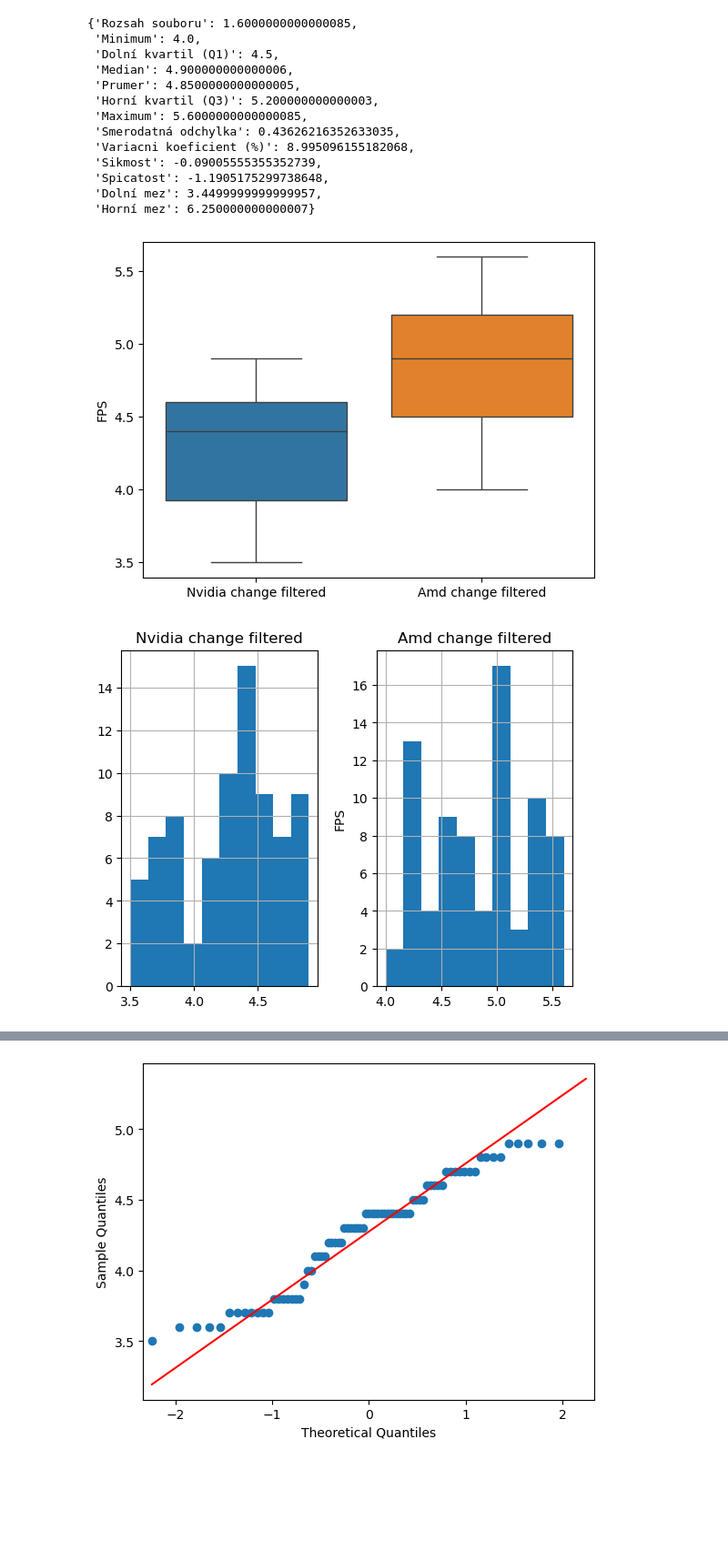
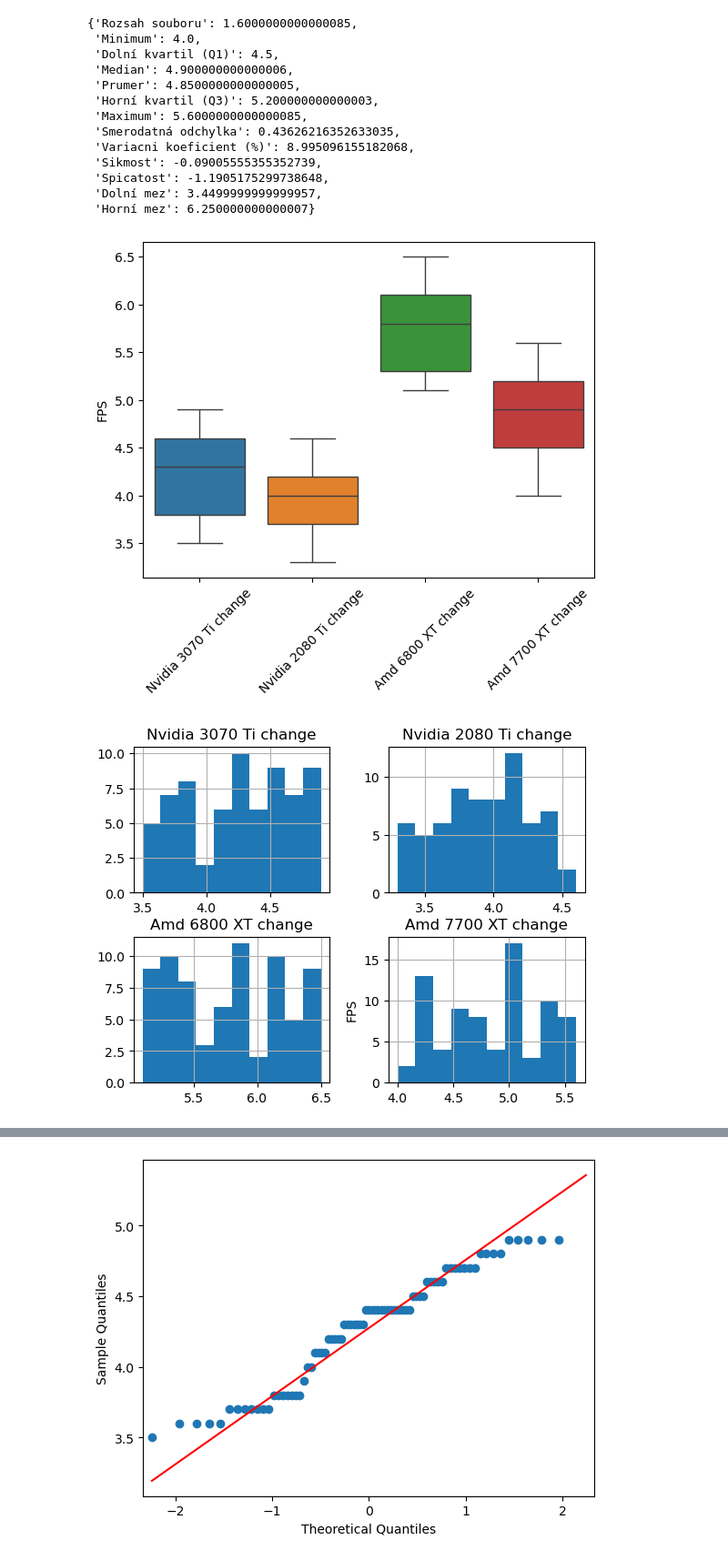
Before and after one commit to BoushiSeikatsu/PS, a Jupyter notebook: first_homework.ipynb, the cells around one changed output, grey strips where cells are left out. Shown at 91% size. Saved outputs shown, nothing was run; the diff lists cells and outputs as text; code cells hidden in the pictures; blank space fills up the shorter version.

```diff
--- a/first_homework.ipynb
+++ b/first_homework.ipynb
@@ -204,15 +204,23 @@ def cutoff(df : pd.DataFrame, column):
 def convertToChange(df : pd.DataFrame):
     nvidiaChange = []
     amdChange = []
+    nvidia2080Change = []
+    amd6800Change = []
     columnsOld = ["Nvidia RTX 3070 Ti average FPS release (FPS)", "Nvidia RTX 3070 Ti average FPS patched (FPS)", "AMD Radeon RX 7700 XT average FPS release (FPS)", "AMD Radeon RX 7700 XT average FPS patched (FPS)"]
     columnsNew = ["Nvidia RTX 3070 Ti FPS Change", "AMD Radeon RX 7700 XT FPS Change"]
     for row in df.iterrows():
         if row[1]["Nvidia RTX 3070 Ti average FPS release (FPS)"] is not None: # Value isnt NaN
             nvidiaChange.append(row[1]["Nvidia RTX 3070 Ti average FPS patched (FPS)"] - row[1]["Nvidia RTX 3070 Ti average FPS release (FPS)"])
+        if row[1]["Nvidia RTX 2080 Ti average FPS release (FPS)"] is not None:
+            nvidia2080Change.append(row[1]["Nvidia RTX 2080 Ti average FPS patched (FPS)"] - row[1]["Nvidia RTX 2080 Ti average FPS release (FPS)"])
+        if row[1]["AMD Radeon RX 6800 XT average FPS patched (FPS)"] is not None:
+            amd6800Change.append(row[1]["AMD Radeon RX 6800 XT average FPS patched (FPS)"] - row[1]["AMD Radeon RX 6800 XT average FPS release (FPS)"])
         amdChange.append(row[1]["AMD Radeon RX 7700 XT average FPS patched (FPS)"] - row[1]["AMD Radeon RX 7700 XT average FPS release (FPS)"])
     tmp = {
-        "Nvidia change": nvidiaChange,
-        "Amd change": amdChange
+        "Nvidia 2080 Ti change": nvidia2080Change,
+        "Nvidia 3070 Ti change": nvidiaChange,
+        "Amd 6800 XT change": amd6800Change,
+        "Amd 7700 XT change": amdChange
     }
     return tmp
 # %%
@@ -277,9 +286,13 @@ plt.show()
 # %%
-nvidiaFiltered = cutoff(dfChange, "Nvidia change")
-amdFiltered = cutoff(dfChange, "Amd change")
+nvidiaFiltered = cutoff(dfChange, "Nvidia 3070 Ti change")
+amdFiltered = cutoff(dfChange, "Amd 7700 XT change")
+amd6080Filtered = cutoff(dfChange, "Amd 6800 XT change")
+nvidia2080Filtered = cutoff(dfChange, "Nvidia 2080 Ti change")
 filteredDict = {
-    "Nvidia change filtered": nvidiaFiltered,
-    "Amd change filtered": amdFiltered
+    "Nvidia 3070 Ti change": nvidiaFiltered,
+    "Nvidia 2080 Ti change": nvidia2080Filtered,
+    "Amd 6800 XT change": amd6080Filtered,
+    "Amd 7700 XT change": amdFiltered
 }
 filteredDf = pd.DataFrame(filteredDict)
 # %% [output]
@@ -344,14 +374,15 @@ amdStats
 # %%
 sns.boxplot(filteredDf)
 plt.ylabel("FPS")
+plt.xticks(rotation = 45)
 plt.savefig("filteredChange.png", bbox_inches="tight")
 plt.show()
 # %% [output]
-[figure, old version]
+[figure, new version]
 # %%
 filteredDf.hist(bins=10)
 plt.ylabel("FPS")
 plt.savefig("histFiltered.png")
 plt.show()
 # %% [output]
-[figure, old version]
+[figure, new version]
```
Also changed, not shown: parts of 12 cells of this notebook, 7 other files.
